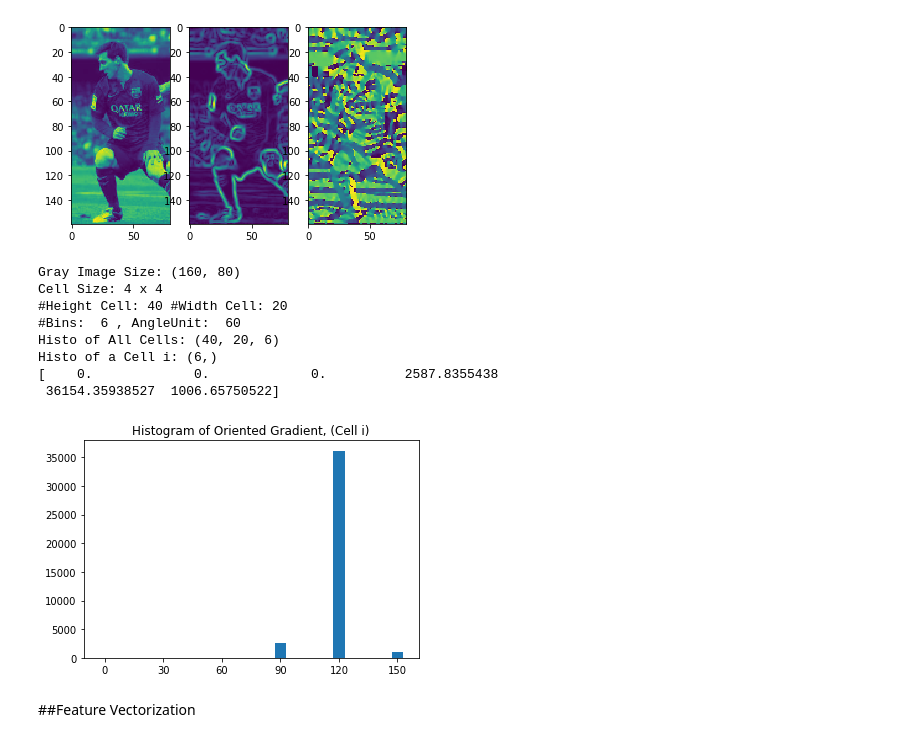
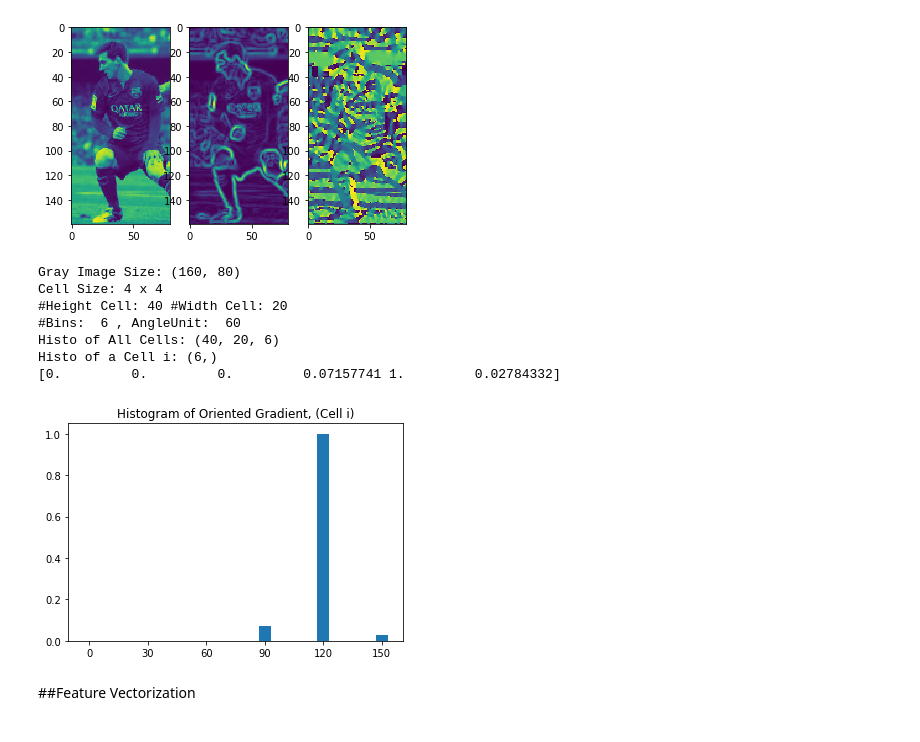
Before and after one commit to kevinlisj/Codes_GitHub, a Jupyter notebook: ACF/01_ACF Test.ipynb, the cells around one changed output. Drawn from its saved outputs; the diff is of its cells as text; code cells hidden in the pictures.

Commit message:
Update 01_ACF Test.ipynb
Add Channel Plot and HOG normalization

```diff
--- a/ACF/01_ACF Test.ipynb
+++ b/ACF/01_ACF Test.ipynb
@@ -162,6 +157,7 @@ gradient_magnitude = abs(gradient_magnitude)
 cell_gradient_vector = np.zeros((hcell, wcell, bin_size))
 
 def cell_gradient(cell_magnitude, cell_angle):
+
     orientation_centers = [0] * bin_size
 
     for k in range(cell_magnitude.shape[0]):
@@ -185,39 +181,42 @@ for i in range(cell_gradient_vector.shape[0]):
         # Index获取此cell的Gradient幅值和角度
         cell_magnitude = gradient_magnitude[i * cell_size:(i + 1) * cell_size,j * cell_size:(j + 1) * cell_size]
         cell_angle = gradient_angle[i * cell_size:(i + 1) * cell_size,j * cell_size:(j + 1) * cell_size]
-        #print(cell_angle.max())
+        # print(cell_angle.max())
 
         # 计算此Cell的Gradient Histo
         cell_gradient_vector[i][j] = cell_gradient(cell_magnitude, cell_angle)
+
+        # 归一化处理
+        cv2.normalize(cell_gradient_vector[i][j], cell_gradient_vector[i][j], 0, 1, cv2.NORM_MINMAX)
 
         # 分配6个Bin至Feature Channel的4-9的6个通道
         for n in range (bin_size):
             cell_hist_copy = np.ones((cell_size,cell_size)) * cell_gradient_vector[i,j,n]
             #print(cell_hist_copy)
             FeatureChannels[i * cell_size:(i + 1) * cell_size,j * cell_size:(j + 1) * cell_size,n+4] = cell_hist_copy
+
 
 print('Histo of All Cells:',cell_gradient_vector.shape)
 #print(cell_gradient_vector)
 
 # 某一个Cell的梯度向量示例
 hist_cell_i = cell_gradient_vector[3,6,:]
 print('Histo of a Cell i:',hist_cell_i.shape)
 print(hist_cell_i)
 hist_y = np.array([0,30,60,90,120,150])
 fig, ax = plt.subplots()
 ax.bar(hist_y,hist_cell_i,6)
 ax.set_title('Histogram of Oriented Gradient, (Cell i)')
 ax.set_xticks([0,30,60,90,120,150])
 plt.show()
 # %% [output]
 Gray Image Size: (160, 80)
 Cell Size: 4 x 4
 #Height Cell: 40 #Width Cell: 20
 #Bins:  6 , AngleUnit:  60
 Histo of All Cells: (40, 20, 6)
 Histo of a Cell i: (6,)
-[    0.             0.             0.          2587.8355438
- 36154.35938527  1006.65750522]
+[0.         0.         0.         0.07157741 1.         0.02784332]
-[figure, old version]
+[figure, new version]
 # %% [markdown]
 ##Feature Vectorization
```
Also changed, not shown: parts of 5 cells of this notebook.
